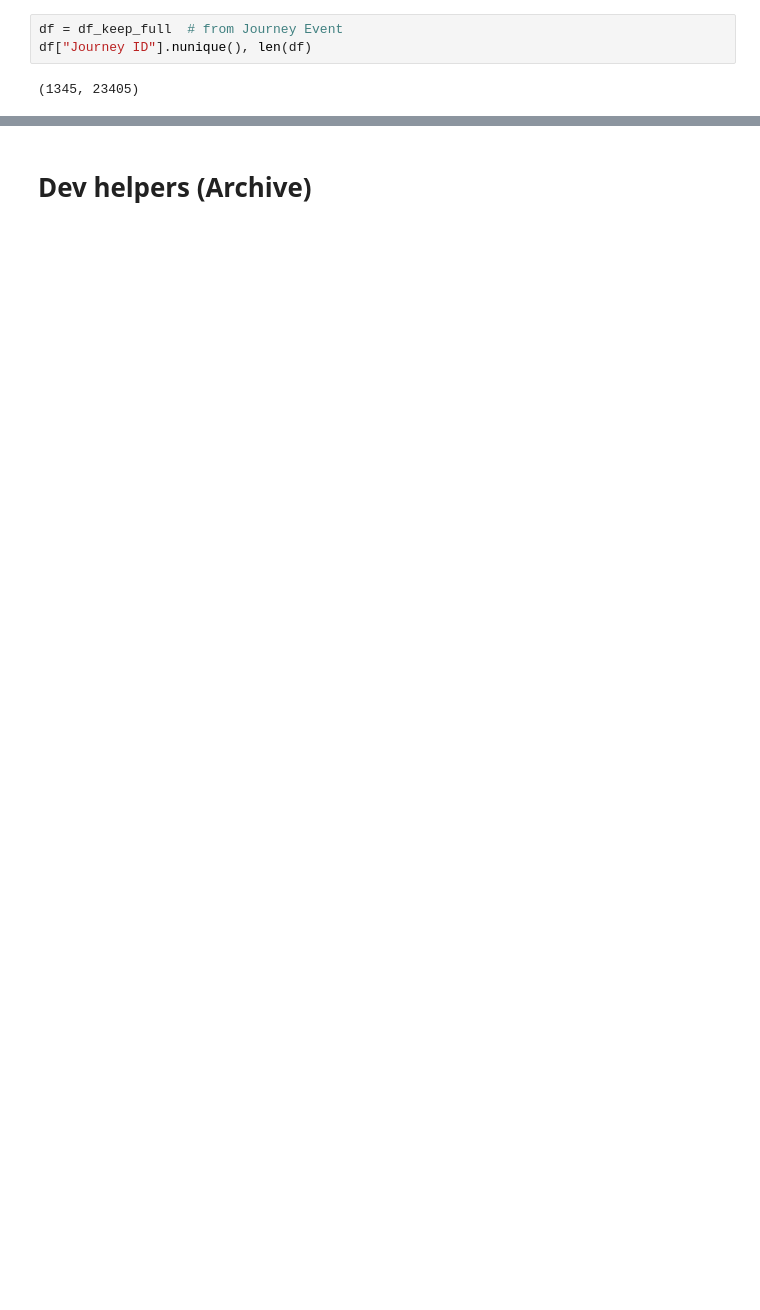
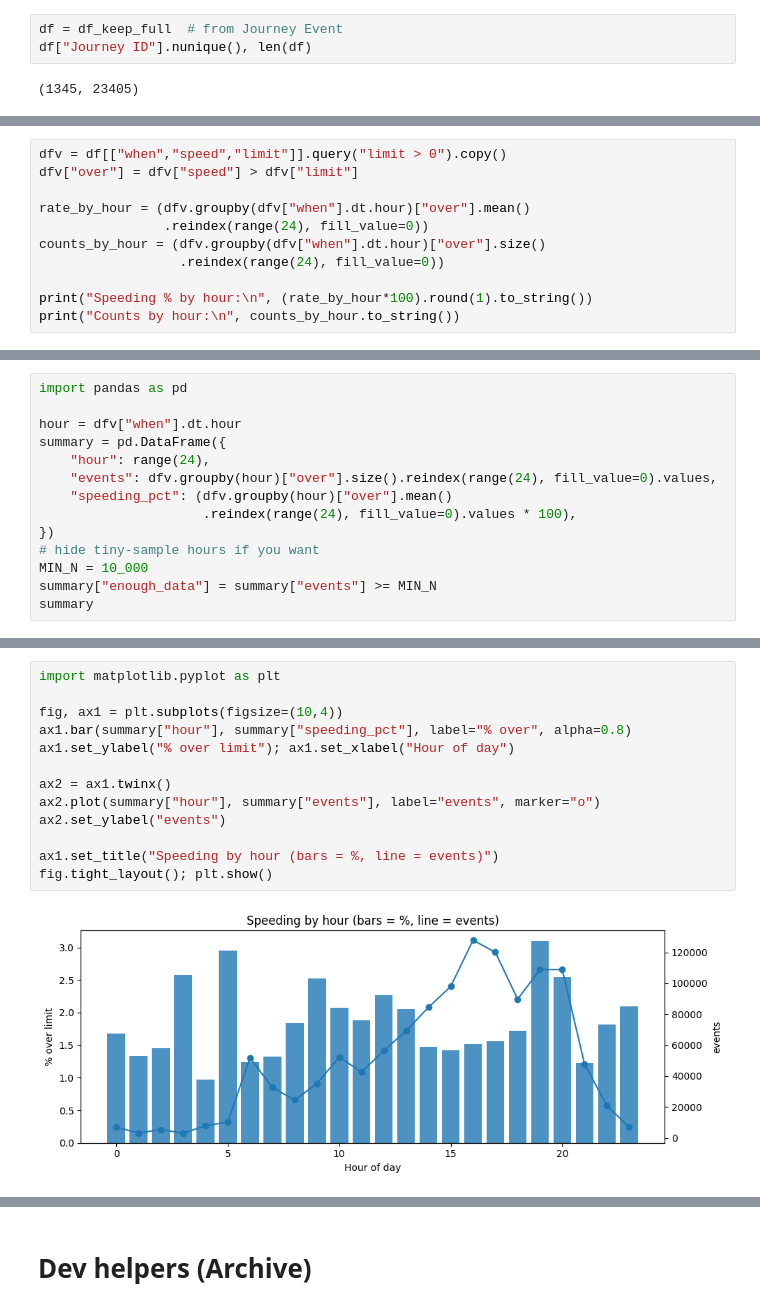
Before and after one commit to abdulabolahom/indepth-driving-data-analysis, a Jupyter notebook: notebooks/01_explore.ipynb, the cells around one changed output, grey strips where cells are left out. Saved outputs shown, nothing was run; the diff lists cells and outputs as text; blank space fills up the shorter version.

```diff
--- a/notebooks/01_explore.ipynb
+++ b/notebooks/01_explore.ipynb
@@ -608,0 +862,11 @@ df["Journey ID"].nunique(), len(df)
+# %%
+dfv = df[["when","speed","limit"]].query("limit > 0").copy()
+dfv["over"] = dfv["speed"] > dfv["limit"]
+
+rate_by_hour = (dfv.groupby(dfv["when"].dt.hour)["over"].mean()
+                .reindex(range(24), fill_value=0))
+counts_by_hour = (dfv.groupby(dfv["when"].dt.hour)["over"].size()
+                  .reindex(range(24), fill_value=0))
+
+print("Speeding % by hour:\n", (rate_by_hour*100).round(1).to_string())
+print("Counts by hour:\n", counts_by_hour.to_string())
@@ -608,0 +891,14 @@ df["Journey ID"].nunique(), len(df)
+# %%
+import pandas as pd
+
+hour = dfv["when"].dt.hour
+summary = pd.DataFrame({
+    "hour": range(24),
+    "events": dfv.groupby(hour)["over"].size().reindex(range(24), fill_value=0).values,
+    "speeding_pct": (dfv.groupby(hour)["over"].mean()
+                     .reindex(range(24), fill_value=0).values * 100),
+})
+# hide tiny-sample hours if you want
+MIN_N = 10_000
+summary["enough_data"] = summary["events"] >= MIN_N
+summary
@@ -608,0 +923,15 @@ df["Journey ID"].nunique(), len(df)
+# %%
+import matplotlib.pyplot as plt
+
+fig, ax1 = plt.subplots(figsize=(10,4))
+ax1.bar(summary["hour"], summary["speeding_pct"], label="% over", alpha=0.8)
+ax1.set_ylabel("% over limit"); ax1.set_xlabel("Hour of day")
+
+ax2 = ax1.twinx()
+ax2.plot(summary["hour"], summary["events"], label="events", marker="o")
+ax2.set_ylabel("events")
+
+ax1.set_title("Speeding by hour (bars = %, line = events)")
+fig.tight_layout(); plt.show()
+# %% [output]
+[figure, added]
```
Also changed, not shown: parts of 49 cells of this notebook, 3 other files.
